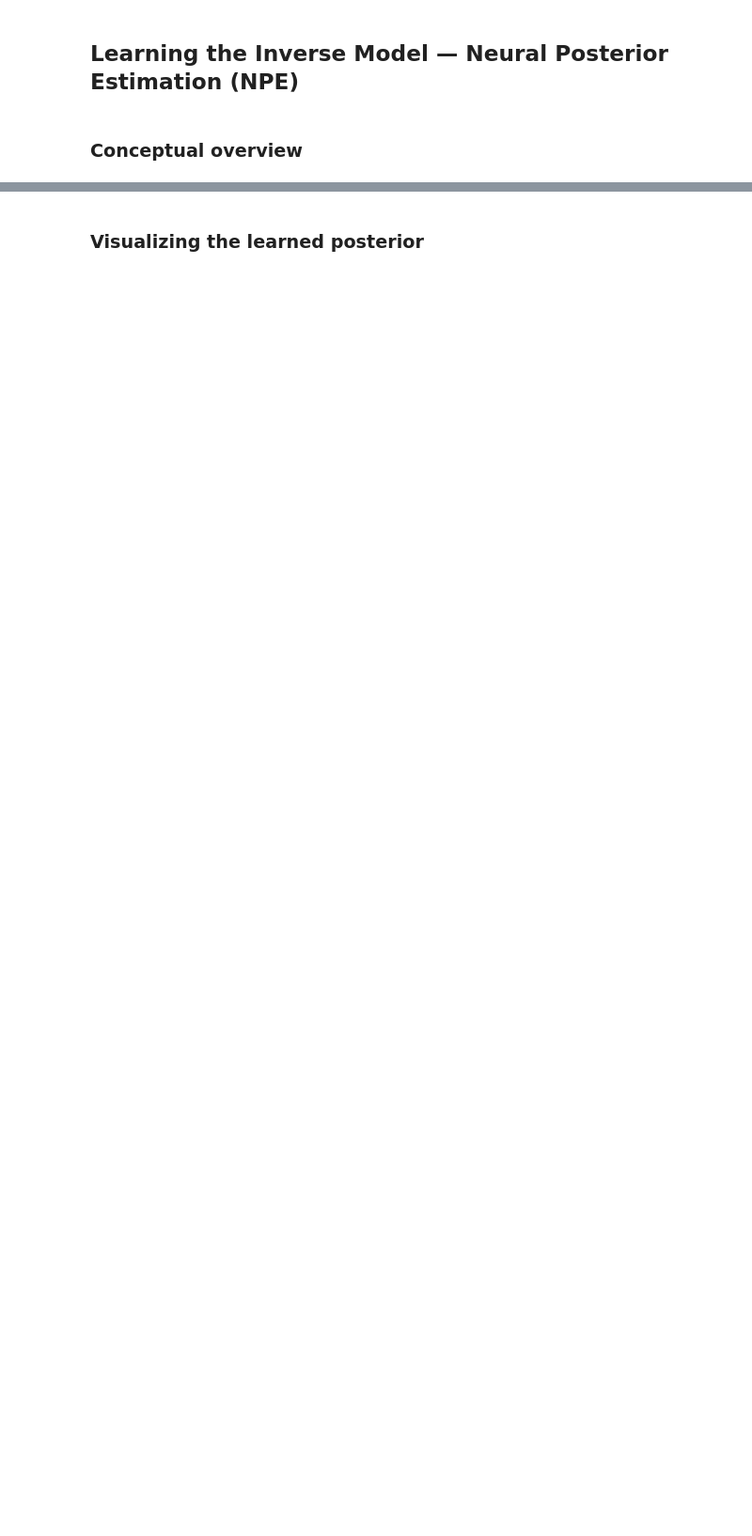
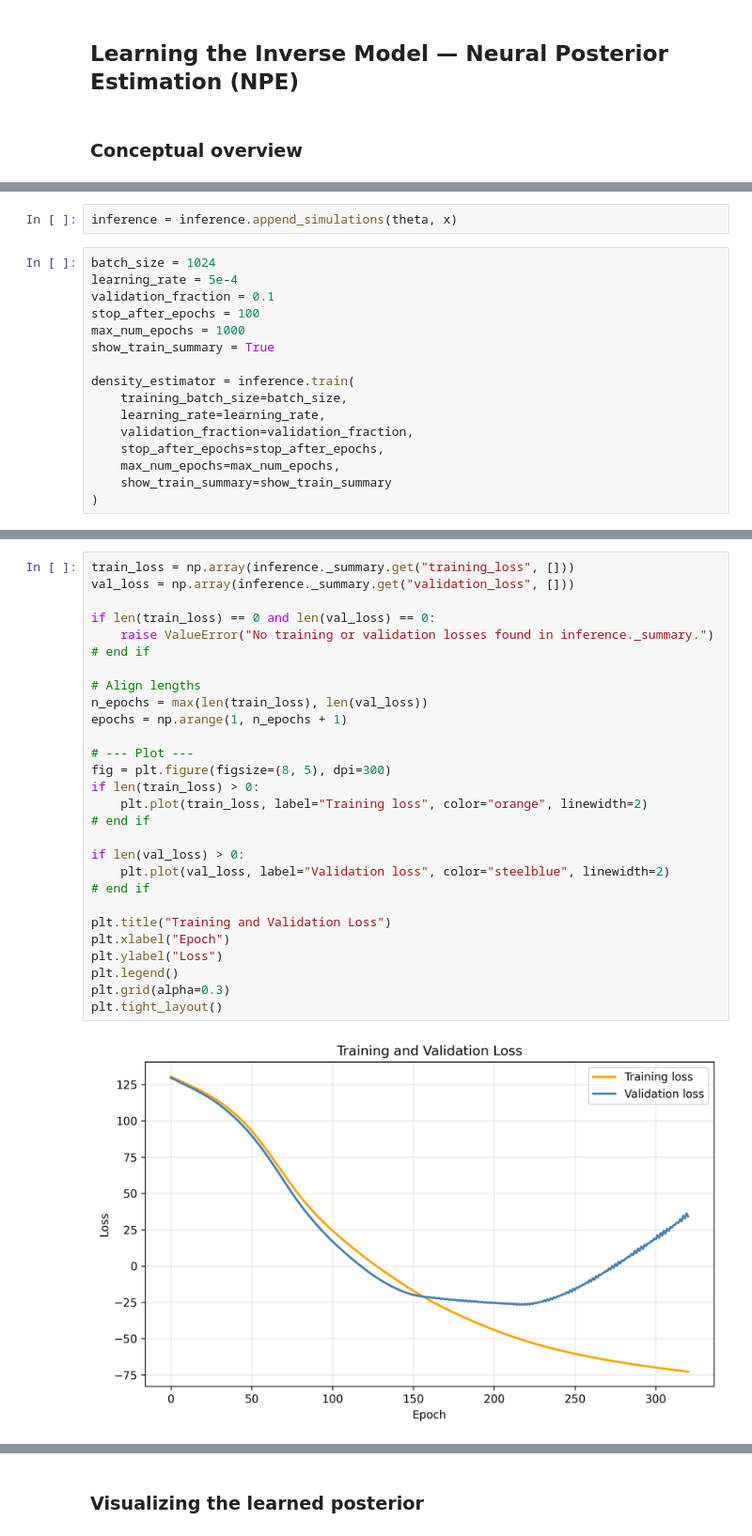
Before and after one commit to nschaetti/CompEarth_Workshop, a Jupyter notebook: notebooks/tutorial1.ipynb, the cells around one changed output, grey strips where cells are left out. Shown at 94% size. Drawn from its saved outputs; the diff is of its cells as text; blank space fills up the shorter version.

```diff
--- a/notebooks/tutorial1.ipynb
+++ b/notebooks/tutorial1.ipynb
@@ -192,0 +595,18 @@ HuggingFace Space: https://huggingface.co/spaces/MIGRATE/surfdisp2k25
+# %%
+inference = inference.append_simulations(theta, x)
+# %%
+batch_size = 1024
+learning_rate = 5e-4
+validation_fraction = 0.1
+stop_after_epochs = 100
+max_num_epochs = 1000
+show_train_summary = True
+
+density_estimator = inference.train(
+    training_batch_size=batch_size,
+    learning_rate=learning_rate,
+    validation_fraction=validation_fraction,
+    stop_after_epochs=stop_after_epochs,
+    max_num_epochs=max_num_epochs,
+    show_train_summary=show_train_summary
+)
@@ -192,0 +629,30 @@ HuggingFace Space: https://huggingface.co/spaces/MIGRATE/surfdisp2k25
+# %%
+train_loss = np.array(inference._summary.get("training_loss", []))
+val_loss = np.array(inference._summary.get("validation_loss", []))
+
+if len(train_loss) == 0 and len(val_loss) == 0:
+    raise ValueError("No training or validation losses found in inference._summary.")
+# end if
+
+# Align lengths
+n_epochs = max(len(train_loss), len(val_loss))
+epochs = np.arange(1, n_epochs + 1)
+
+# --- Plot ---
+fig = plt.figure(figsize=(8, 5), dpi=300)
+if len(train_loss) > 0:
+    plt.plot(train_loss, label="Training loss", color="orange", linewidth=2)
+# end if
+
+if len(val_loss) > 0:
+    plt.plot(val_loss, label="Validation loss", color="steelblue", linewidth=2)
+# end if
+
+plt.title("Training and Validation Loss")
+plt.xlabel("Epoch")
+plt.ylabel("Loss")
+plt.legend()
+plt.grid(alpha=0.3)
+plt.tight_layout()
+# %% [output]
+[figure, added]
```
Also changed, not shown: parts of 47 cells of this notebook, 5 other files.
